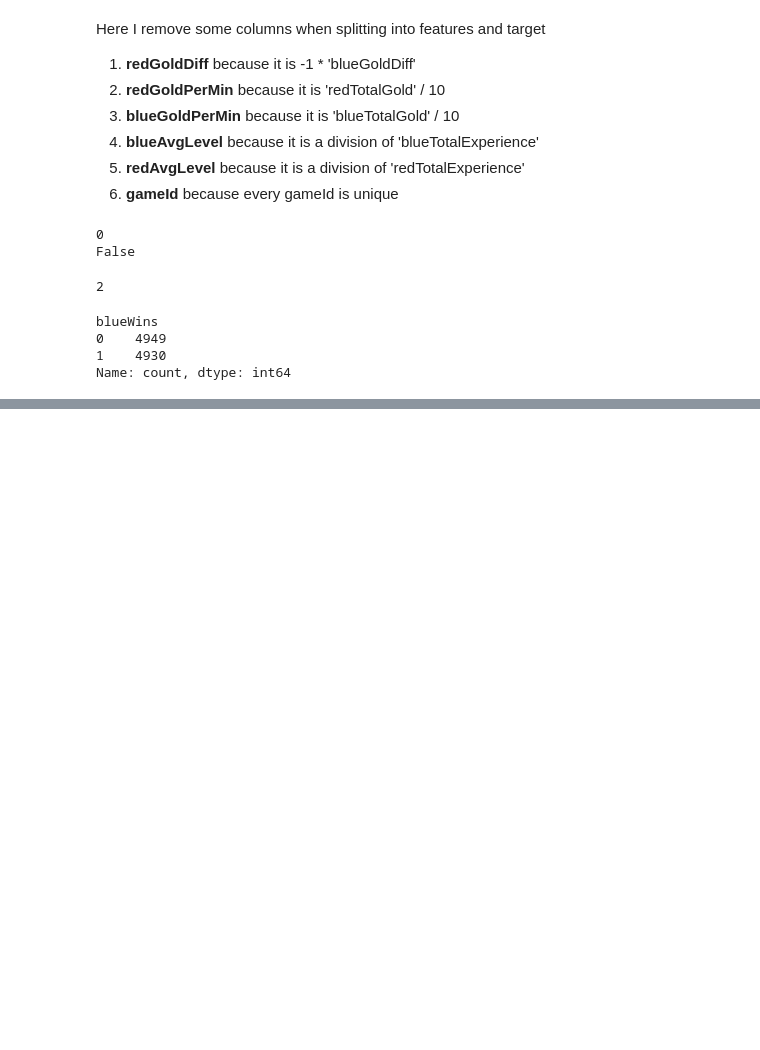
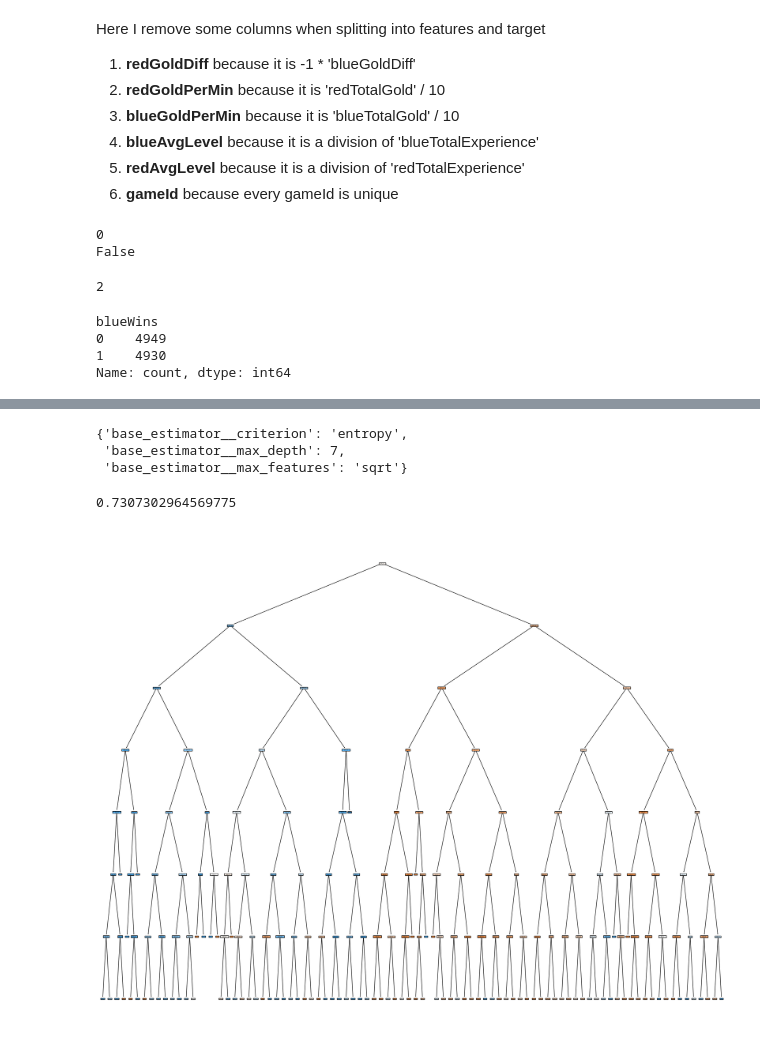
Before and after one commit to DiskoTecha/Lol10MinWinClassification, a Jupyter notebook: Lol10MinWinClassification.ipynb, the cells around one changed output, grey strips where cells are left out. Drawn from its saved outputs; the diff is of its cells as text; code cells hidden in the pictures; blank space fills up the shorter version.

Commit message:
Select model and train

```diff
--- a/Lol10MinWinClassification.ipynb
+++ b/Lol10MinWinClassification.ipynb
@@ -95,0 +150,12 @@ Name: count, dtype: int64
+# %%
+param_grid = {
+    'base_estimator': [DecisionTreeClassifier(criterion='entropy', max_depth=4, random_state=rs),
+                       SVC(C=10.0, max_iter=10000),
+                       KNeighborsClassifier(n_jobs=-1)],
+    'n_estimators': [10, 30, 50, 100],
+    'bootstrap': [True, False]
+}
+
+grid_search = GridSearchCV(BaggingClassifier(random_state=rs), param_grid=param_grid, cv=3, n_jobs=-1)
+# %%
+grid_search.fit(X_train, y_train)
@@ -95,0 +183,10 @@ Name: count, dtype: int64
+# %%
+param_grid = {
+    'base_estimator__max_depth': [4, 5, 7, 10],
+    'base_estimator__criterion': ['gini', 'entropy', 'log_loss'],
+    'base_estimator__max_features': [None, 'sqrt', 'log2']
+}
+bag = BaggingClassifier(base_estimator=DecisionTreeClassifier(random_state=rs), n_estimators=50, random_state=rs, bootstrap=True)
+grid_search = GridSearchCV(bag, param_grid=param_grid, cv=3, n_jobs=-1)
+# %%
+grid_search.fit(X_train, y_train)
@@ -95,0 +203,17 @@ Name: count, dtype: int64
+# %%
+grid_search.best_params_
+# %% [output]
+{'base_estimator__criterion': 'entropy',
+ 'base_estimator__max_depth': 7,
+ 'base_estimator__max_features': 'sqrt'}
+# %%
+grid_search.best_score_
+# %% [output]
+0.7307302964569775
+# %%
+feature_cols = X_train.columns.values
+best_tree = grid_search.best_estimator_.estimator_
+best_tree.fit(X_train, y_train)
+plot_decision_tree(best_tree, feature_cols)
+# %% [output]
+[figure, added]
```
Also changed, not shown: parts of 17 cells of this notebook.
